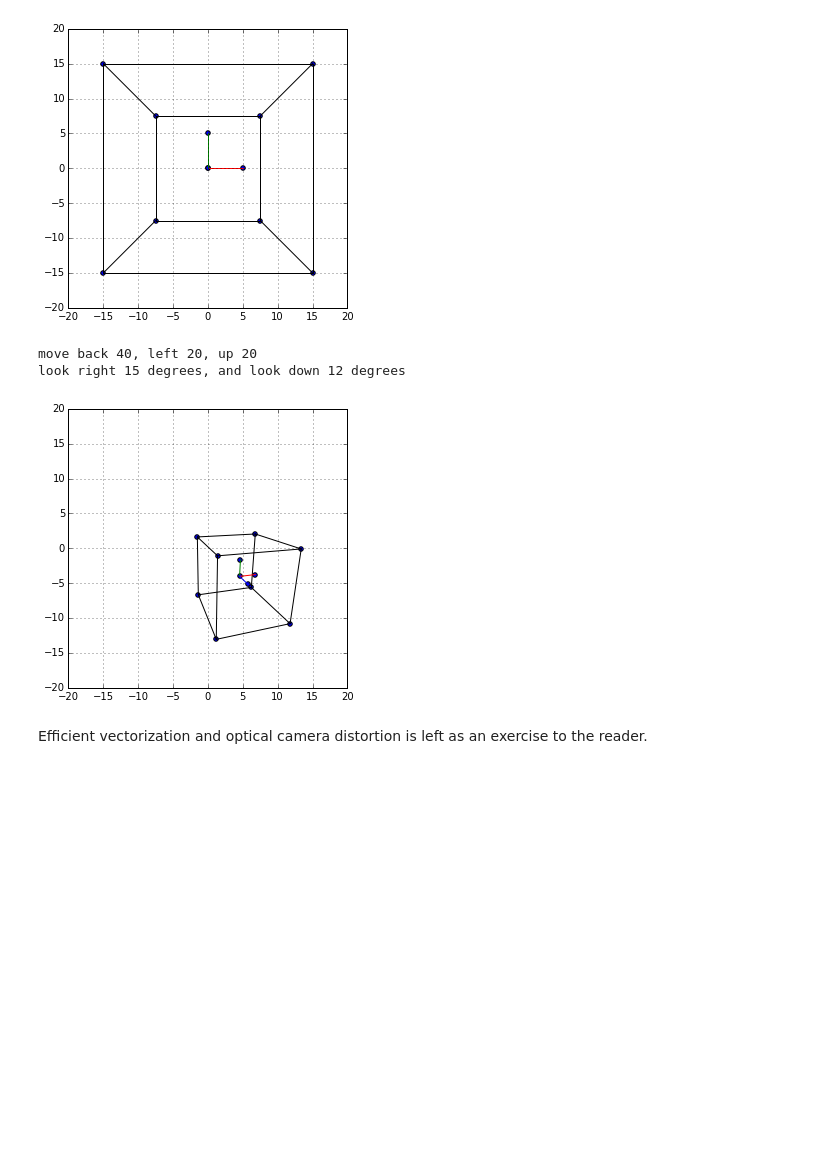
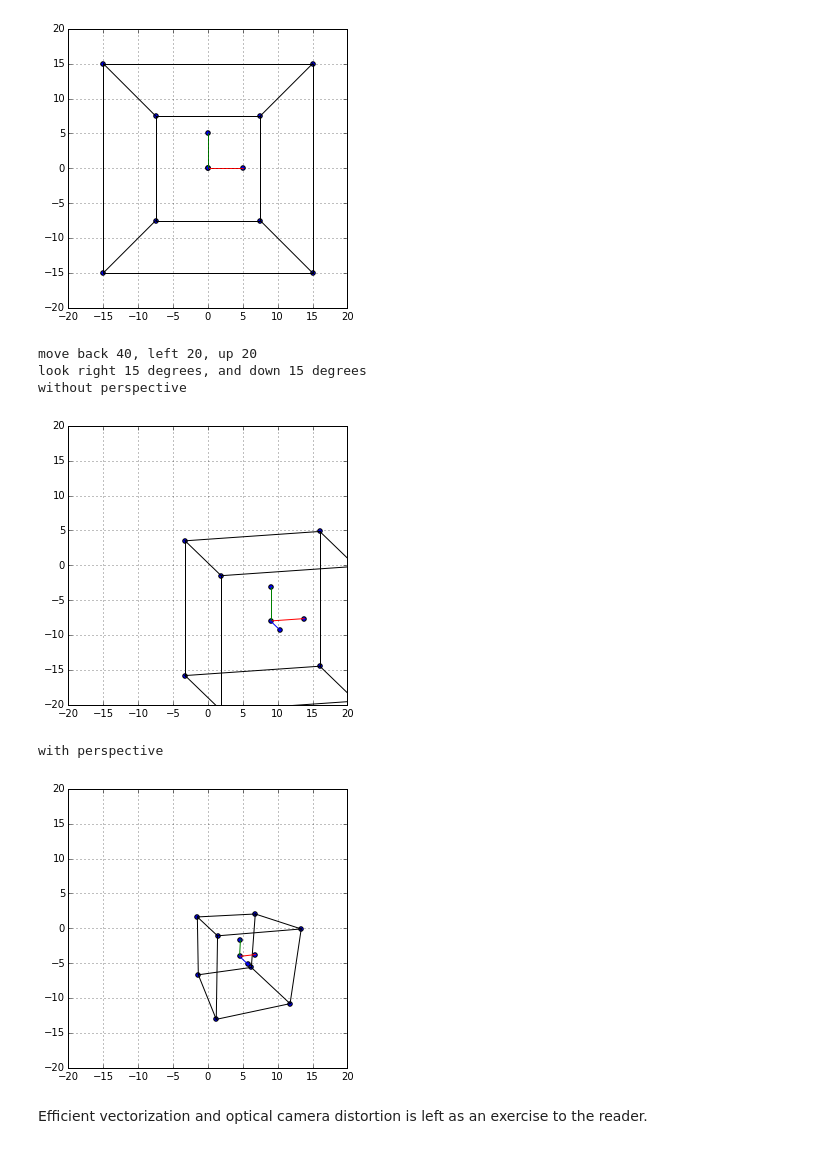
Before and after one commit to bmander/minimodeler, a Jupyter notebook: Perspective.ipynb, the cells around one changed output. Cells and saved outputs as stored; diff of their text form; code cells hidden in the pictures; blank space fills up the shorter version.

Commit message:
show final view in perspective and non perspective

```diff
--- a/Perspective.ipynb
+++ b/Perspective.ipynb
@@ -284,21 +284,27 @@ draw_points(perpective_x,perpective_y,e,colors)
 # %%
 print "move back 40, left 20, up 20"
 print "look right 15 degrees, and down 15 degrees"
 theta = np.array((-np.pi/12,-np.pi/12,0))
 viewpoint = np.array([-20,20,40])
 
 _,_,_,A = make_rotation_matrices(*-theta)
 x,y,z = np.dot(A,(pts-viewpoint).T)
 
 focal_length = 24.0
 bigness = focal_length/abs(z)
 perpective_x = x*bigness
 perpective_y = y*bigness
 
+print "without perspective"
+draw_points(x,y,e,colors)
+print "with perspective"
 draw_points(perpective_x,perpective_y,e,colors)
 # %% [output]
 move back 40, left 20, up 20
-look right 15 degrees, and look down 12 degrees
+look right 15 degrees, and down 15 degrees
+without perspective
-[figure, old version]
+[figure, new version]
+with perspective
+[figure, added]
 # %% [markdown]
 Efficient vectorization and optical camera distortion is left as an exercise to the reader.
```
